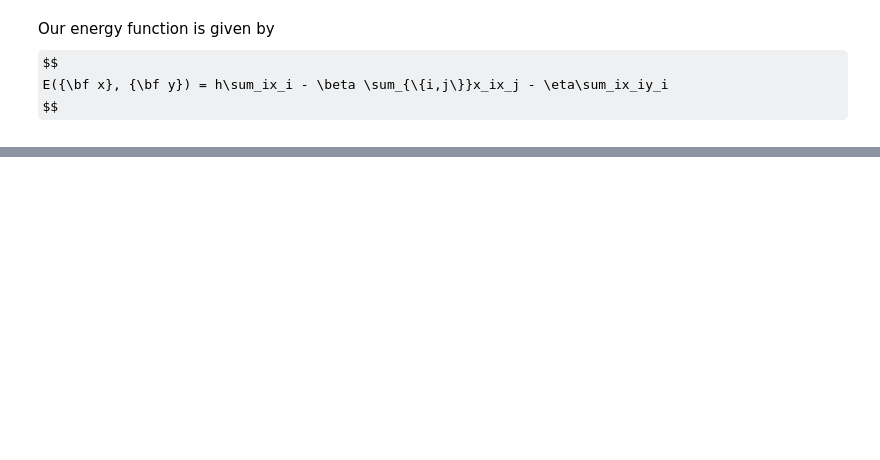
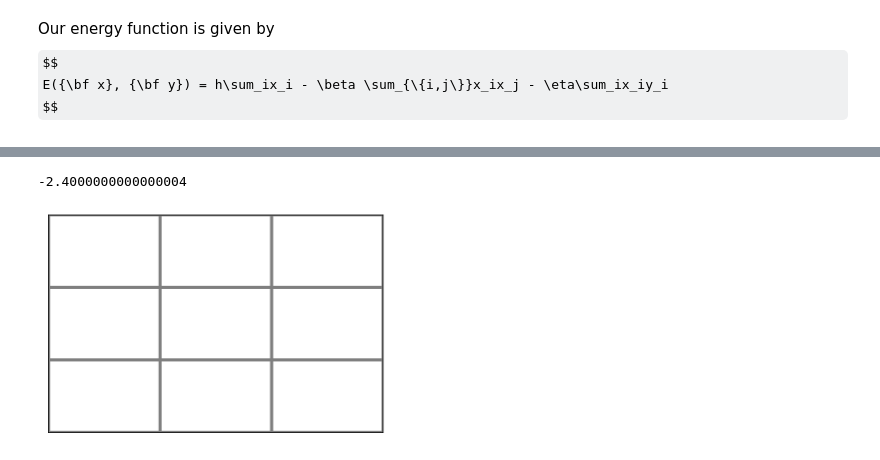
Before and after one commit to gerdm/prml, a Jupyter notebook: chapter8/markov-random-fields.ipynb, the cells around one changed output, grey strips where cells are left out. Cells and saved outputs as stored; diff of their text form; code cells hidden in the pictures; some formulas as TeX source; blank space fills up the shorter version.

```diff
--- a/chapter8/markov-random-fields.ipynb
+++ b/chapter8/markov-random-fields.ipynb
@@ -136,0 +176,2 @@ array([574, 575])
+# %%
+x = y.copy()
@@ -136,0 +184,17 @@ array([574, 575])
+# %%
+nx, ny = x.shape
+for i in range(nx):
+    for j in range(ny):
+        x[i, j] = 1
+        e_plus = E(x, y)
+        x[i, j] = -1
+        e_minus = E(x, y)
+
+        print(f"{e_minus:0.2f}, {e_plus:0.2f}", end=" ")
+
+        if e_plus < e_minus:
+            print("plus")
+            x[i, j] = 1
+        else:
+            print("minus")
+            x[i, j] = -1
@@ -136,0 +211,8 @@ array([574, 575])
+# %%
+E(x, y)
+# %% [output]
+-2.4000000000000004
+# %%
+show_grid(x)
+# %% [output]
+[figure, added]
```
Also changed, not shown: parts of 19 cells of this notebook.
